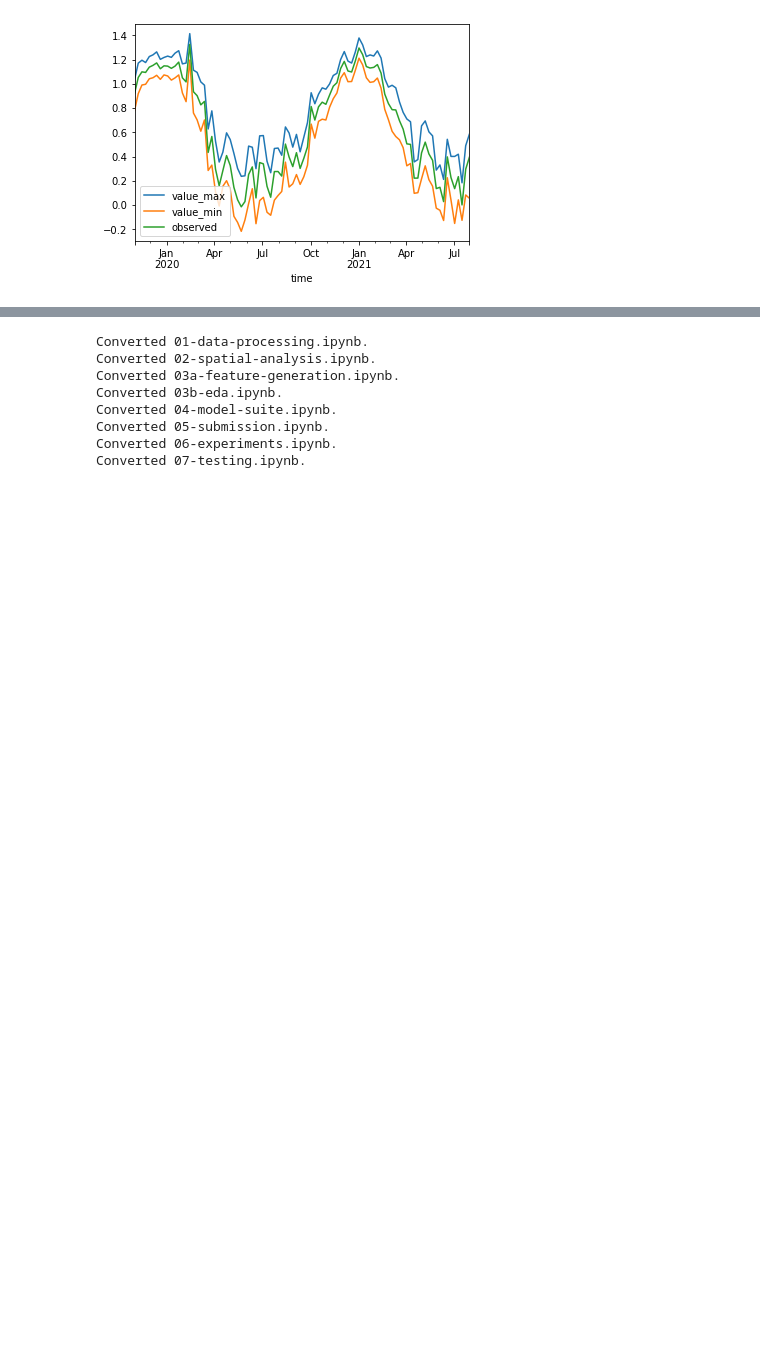
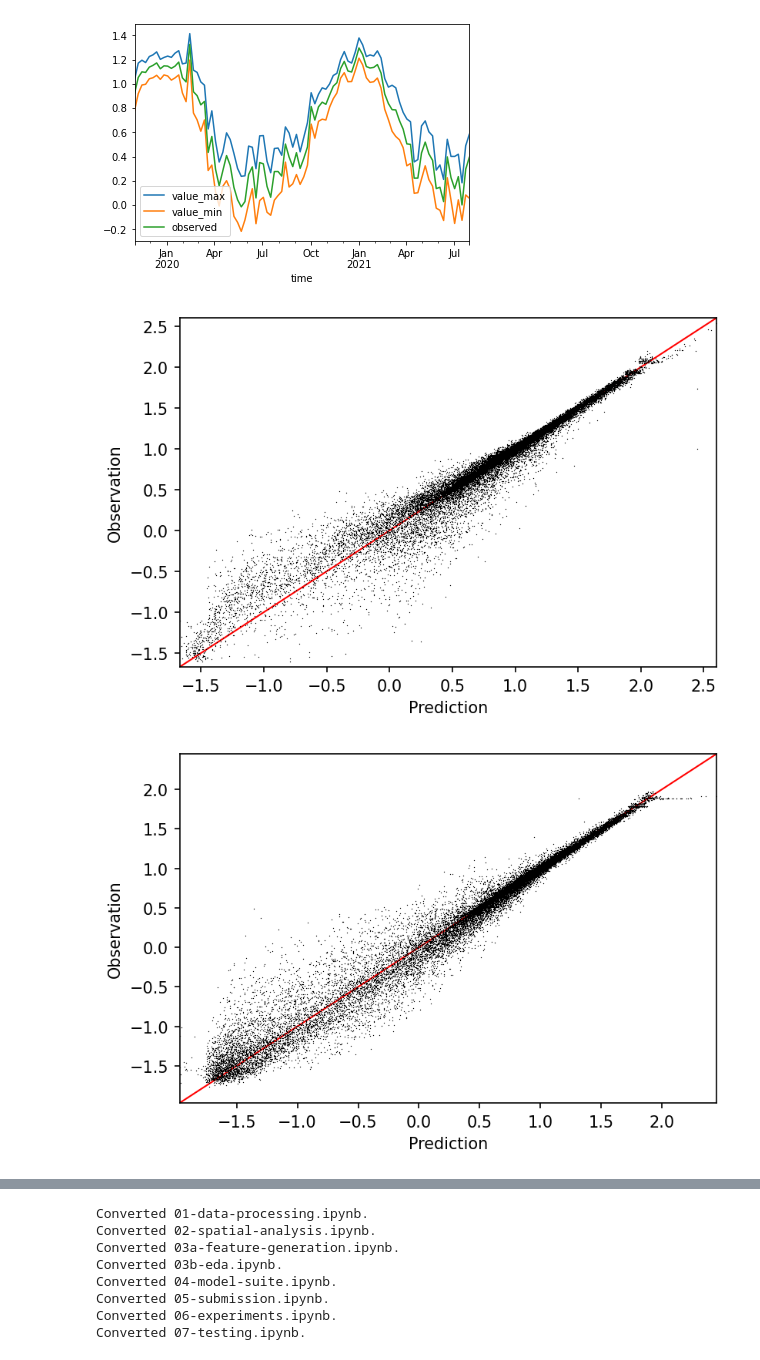
Before and after one commit to AyrtonB/WPD-Hackathon, a Jupyter notebook: nbs/04-model-suite.ipynb, the cells around one changed output, grey strips where cells are left out. Saved outputs shown, nothing was run; the diff lists cells and outputs as text; code cells hidden in the pictures; blank space fills up the shorter version.

```diff
--- a/nbs/04-model-suite.ipynb
+++ b/nbs/04-model-suite.ipynb
@@ -290,3 +295,32 @@ df_pred.resample('7D').mean().plot()
 # %% [output]
 <AxesSubplot:xlabel='time'>
 [figure]
+# %%
+#exports
+def plot_obsv_v_pred(
+    s_observed: pd.Series,
+    s_prediction: pd.Series,
+    dpi: int=150,
+    s: float=0.4,
+    linewidth: float=0,
+    color: str='k',
+    **scatter_kwargs
+):
+    min_, max_ = min(s_observed.min(), s_prediction.min()), max(s_observed.max(), s_prediction.max())
+    fig, ax = plt.subplots(dpi=dpi)
+
+    ax.plot([min_, max_], [min_, max_], linewidth=1, color='r', zorder=0)
+    ax.scatter(s_observed, s_prediction, s=s, linewidth=linewidth, color=color, **scatter_kwargs)
+
+    ax.set_xlabel('Prediction')
+    ax.set_ylabel('Observation')
+    ax.set_xlim(min_, max_)
+    ax.set_ylim(min_, max_)
+
+    return
+# %%
+plot_obsv_v_pred(df_target['value_max'], df_pred['value_max'])
+plot_obsv_v_pred(df_target['value_min'], df_pred['value_min'])
+# %% [output]
+[figure, added]
+[figure, added]
```
Also changed, not shown: parts of 12 cells of this notebook, 3 other files.
